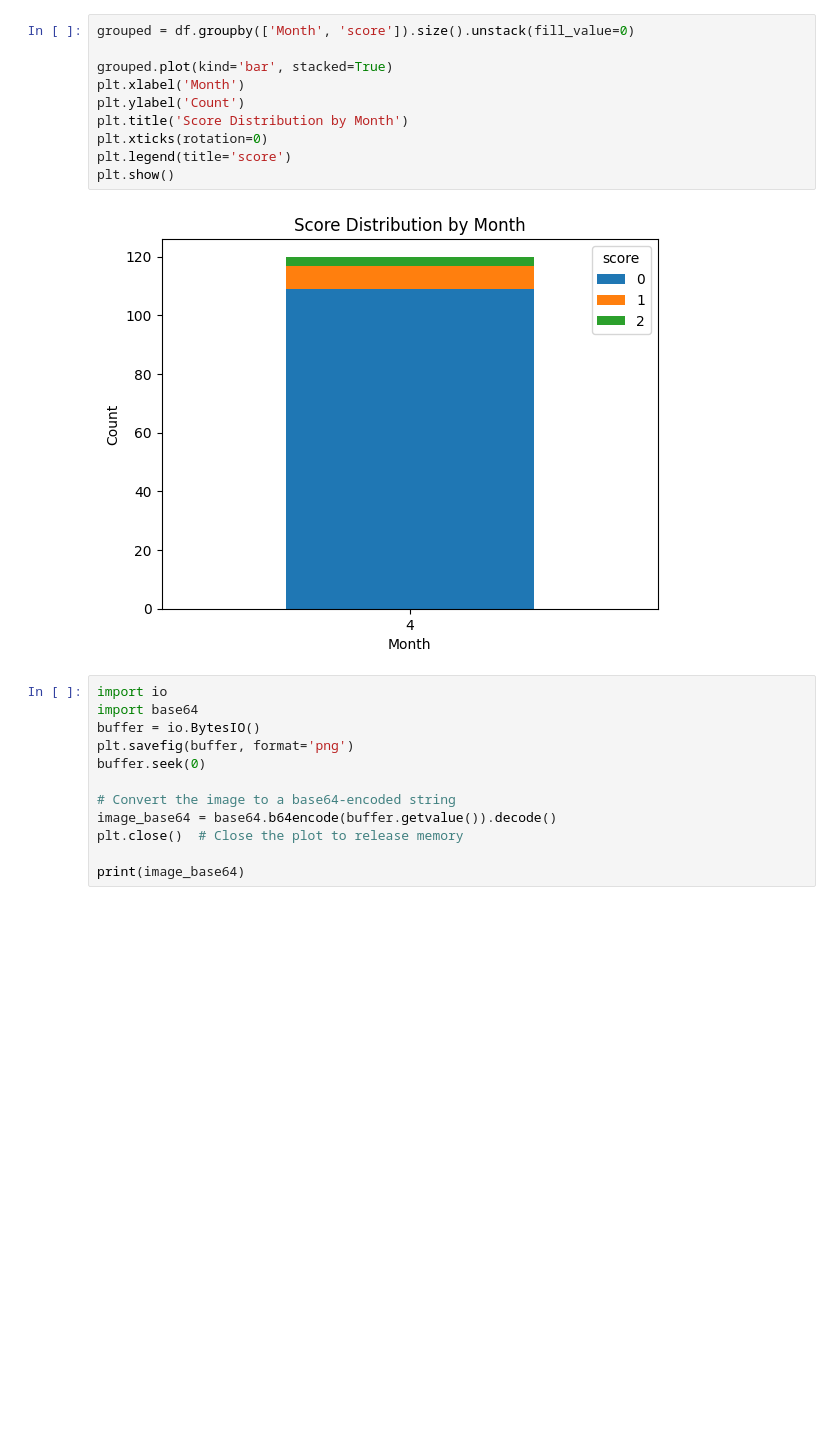
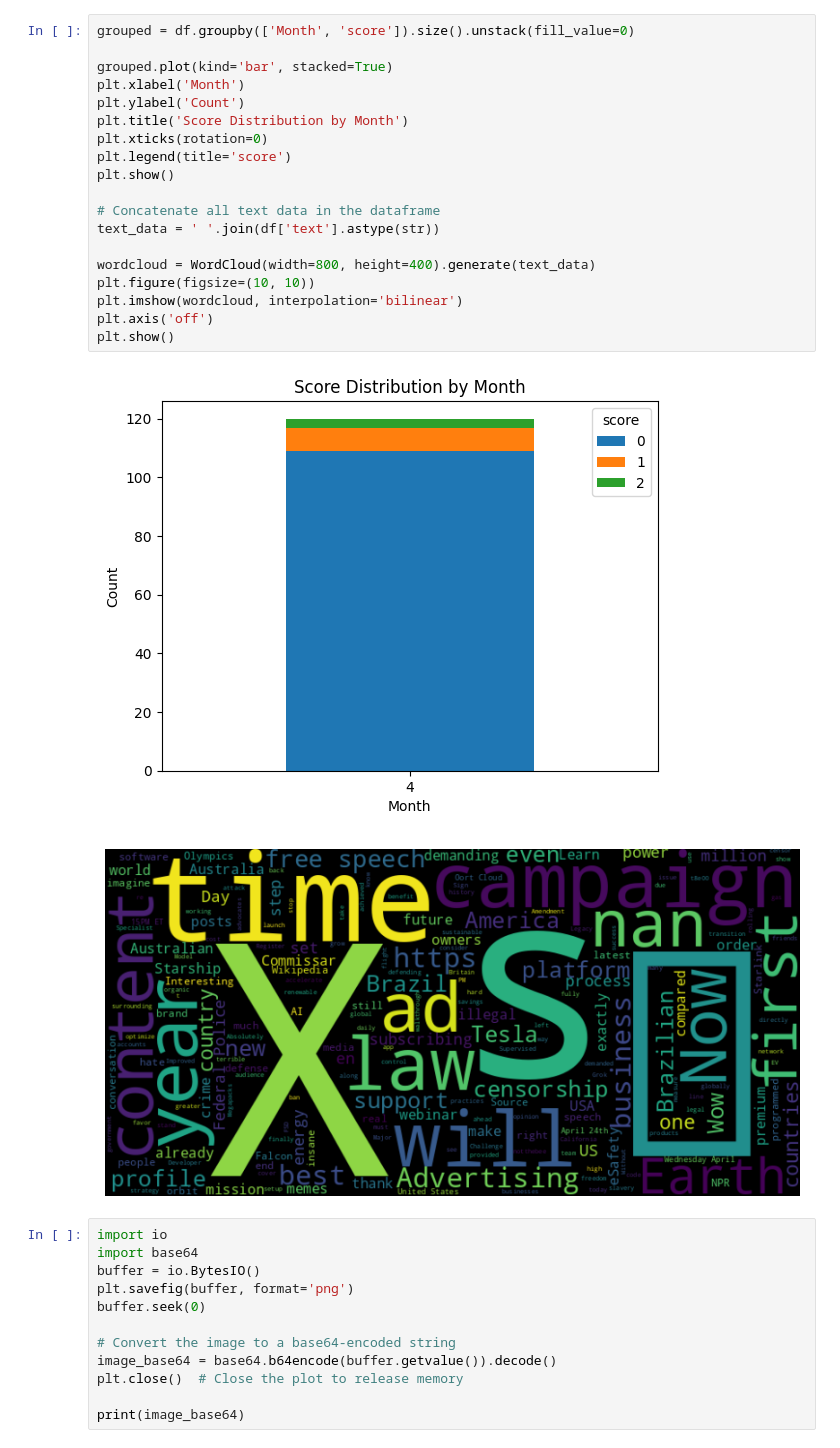
Before and after one commit to BookIILoy/TextProj, a Jupyter notebook: model/visualization.ipynb, the cells around one changed output. Drawn from its saved outputs; the diff is of its cells as text; blank space fills up the shorter version.

Commit message:
update visualization

```diff
--- a/model/visualization.ipynb
+++ b/model/visualization.ipynb
@@ -29,15 +23,25 @@ please provide us feedback at https://github.com/pandas-dev/pandas/issues/54466
 # %%
 grouped = df.groupby(['Month', 'score']).size().unstack(fill_value=0)
 
 grouped.plot(kind='bar', stacked=True)
 plt.xlabel('Month')
 plt.ylabel('Count')
 plt.title('Score Distribution by Month')
 plt.xticks(rotation=0)
 plt.legend(title='score')
 plt.show()
+
+# Concatenate all text data in the dataframe
+text_data = ' '.join(df['text'].astype(str))
+
+wordcloud = WordCloud(width=800, height=400).generate(text_data)
+plt.figure(figsize=(10, 10))
+plt.imshow(wordcloud, interpolation='bilinear')
+plt.axis('off')
+plt.show()
 # %% [output]
 [figure]
+[figure, added]
 # %%
 import io
 import base64
```
Also changed, not shown: parts of 2 cells of this notebook.
